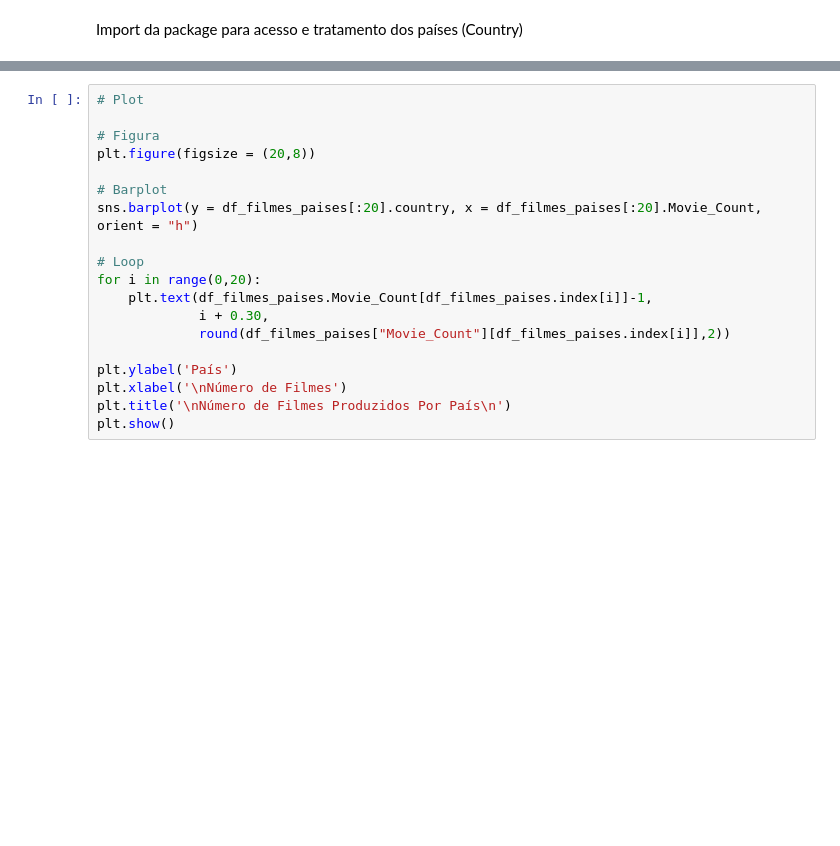
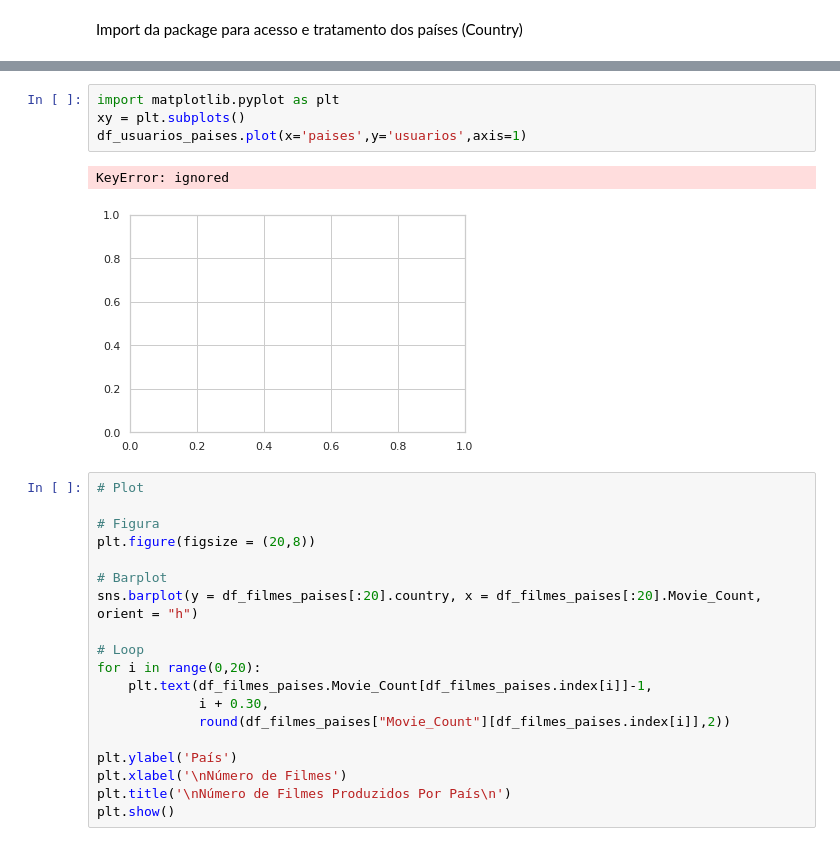
Before and after one commit to EdisonMoreira/-aquecimento-formacao-infra, a Jupyter notebook: Pipeline.ipynb, the cells around one changed output, grey strips where cells are left out. Cells and saved outputs as stored; diff of their text form; blank space fills up the shorter version.

```diff
--- a/Pipeline.ipynb
+++ b/Pipeline.ipynb
@@ -245,3 +322,10 @@ df_filmes_paises.head(10)
+# %%
+import matplotlib.pyplot as plt
+xy = plt.subplots()
+df_usuarios_paises.plot(x='paises',y='usuarios',axis=1)
+# %% [output]
+KeyError: ignored
+[figure, added]
 # %%
 # Plot
 
```
Also changed, not shown: parts of 51 cells of this notebook.
